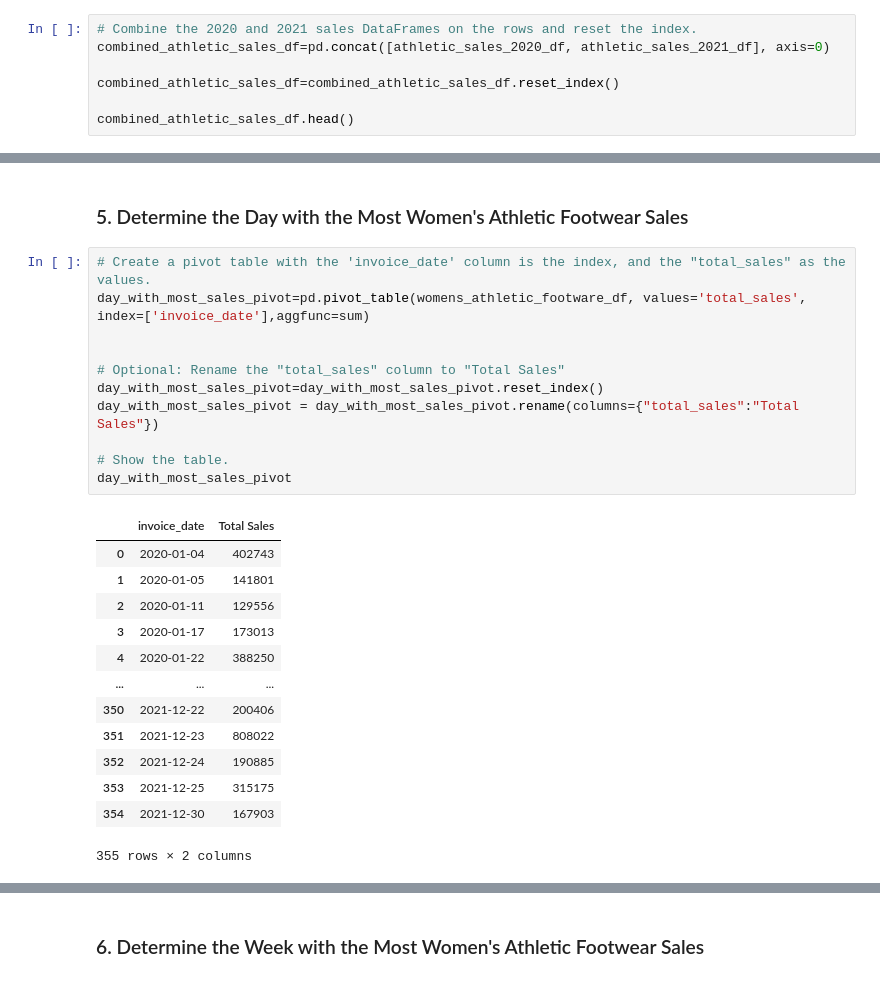
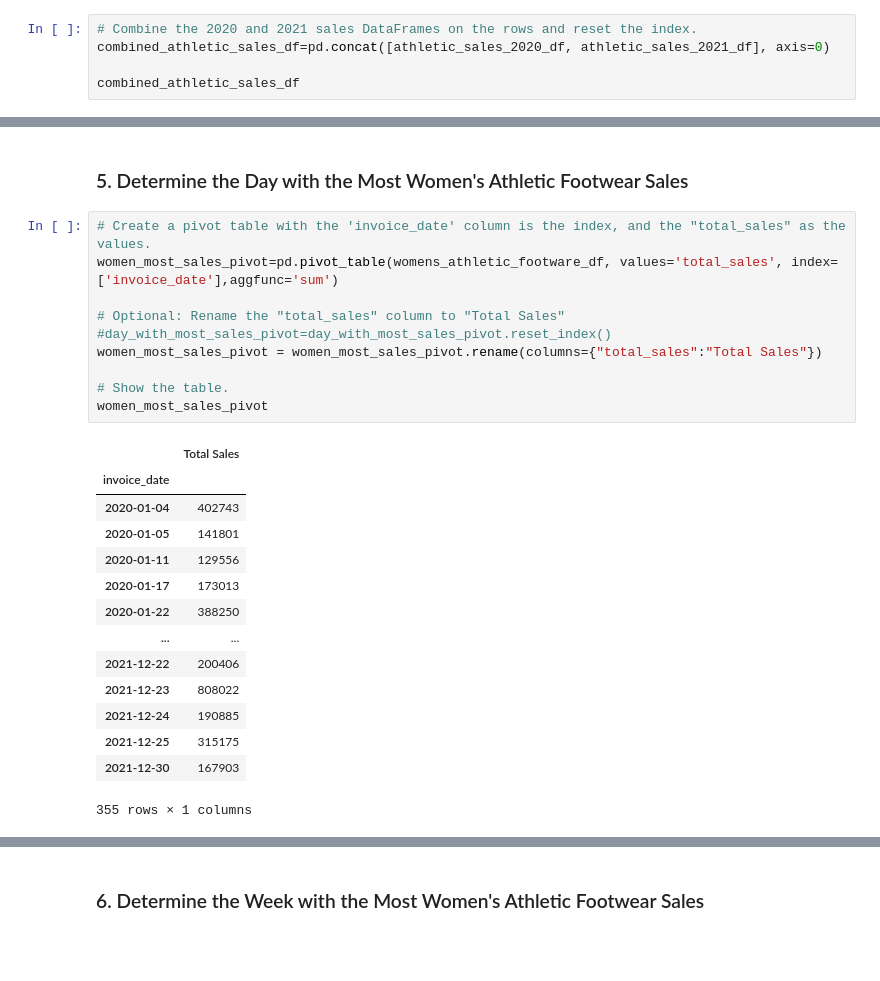
Before and after one commit to dmusili/athletic_sales_analysis, a Jupyter notebook: athletic_sales_analysis_starter_code.ipynb, the cells around one changed output, grey strips where cells are left out. Cells and saved outputs as stored; diff of their text form; blank space fills up the shorter version.

```diff
--- a/athletic_sales_analysis_starter_code.ipynb
+++ b/athletic_sales_analysis_starter_code.ipynb
@@ -74,7 +84,5 @@ dtype: object
 # Combine the 2020 and 2021 sales DataFrames on the rows and reset the index.
 combined_athletic_sales_df=pd.concat([athletic_sales_2020_df, athletic_sales_2021_df], axis=0)
 
-combined_athletic_sales_df=combined_athletic_sales_df.reset_index()
-
-combined_athletic_sales_df.head()
+combined_athletic_sales_df
 # %% [output]
@@ -290,28 +317,28 @@ total_women_athletic_sold_pivot.nlargest(5, ["Womens_Footwear_Units_Sold"])
 ### 5. Determine the Day with the Most Women's Athletic Footwear Sales
 # %%
 # Create a pivot table with the 'invoice_date' column is the index, and the "total_sales" as the values.
-day_with_most_sales_pivot=pd.pivot_table(womens_athletic_footware_df, values='total_sales', index=['invoice_date'],aggfunc=sum)
-
+women_most_sales_pivot=pd.pivot_table(womens_athletic_footware_df, values='total_sales', index=['invoice_date'],aggfunc='sum')
 
 # Optional: Rename the "total_sales" column to "Total Sales"
-day_with_most_sales_pivot=day_with_most_sales_pivot.reset_index()
-day_with_most_sales_pivot = day_with_most_sales_pivot.rename(columns={"total_sales":"Total Sales"})
+#day_with_most_sales_pivot=day_with_most_sales_pivot.reset_index()
+women_most_sales_pivot = women_most_sales_pivot.rename(columns={"total_sales":"Total Sales"})
 
 # Show the table.
-day_with_most_sales_pivot
+women_most_sales_pivot
 # %% [output]
-|  | invoice_date | Total Sales |
-| 0 | 2020-01-04 | 402743 |
-| 1 | 2020-01-05 | 141801 |
-| 2 | 2020-01-11 | 129556 |
-| 3 | 2020-01-17 | 173013 |
-| 4 | 2020-01-22 | 388250 |
-| ... | ... | ... |
-| 350 | 2021-12-22 | 200406 |
-| 351 | 2021-12-23 | 808022 |
-| 352 | 2021-12-24 | 190885 |
-| 353 | 2021-12-25 | 315175 |
-| 354 | 2021-12-30 | 167903 |
+|  | Total Sales |
+| invoice_date |  |
+| 2020-01-04 | 402743 |
+| 2020-01-05 | 141801 |
+| 2020-01-11 | 129556 |
+| 2020-01-17 | 173013 |
+| 2020-01-22 | 388250 |
+| ... | ... |
+| 2021-12-22 | 200406 |
+| 2021-12-23 | 808022 |
+| 2021-12-24 | 190885 |
+| 2021-12-25 | 315175 |
+| 2021-12-30 | 167903 |
-355 rows × 2 columns
+355 rows × 1 columns
 # %%
 # Resample the pivot table into daily bins, and get the total sales for each day.
```
Also changed, not shown: parts of 16 cells of this notebook.
